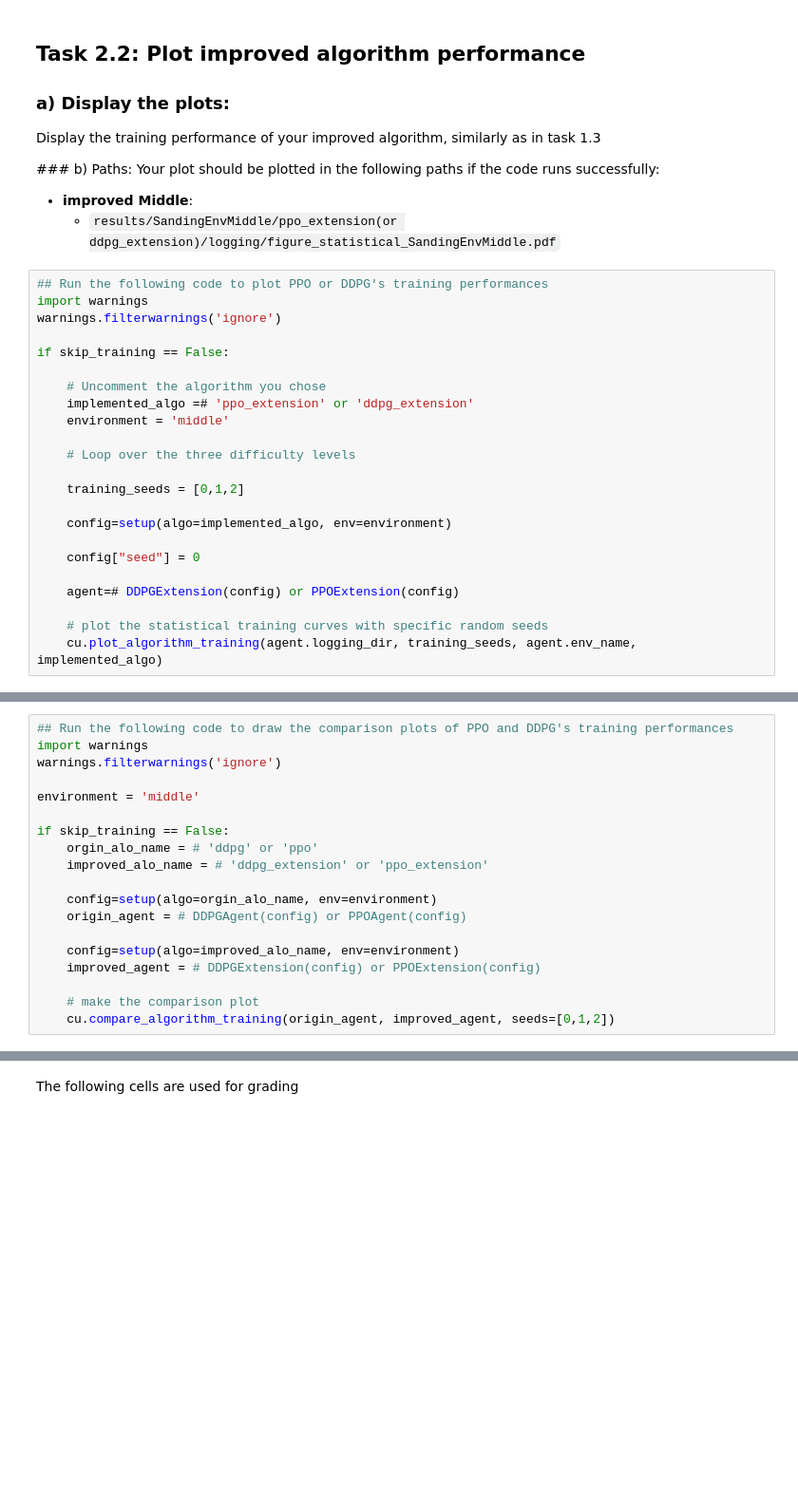
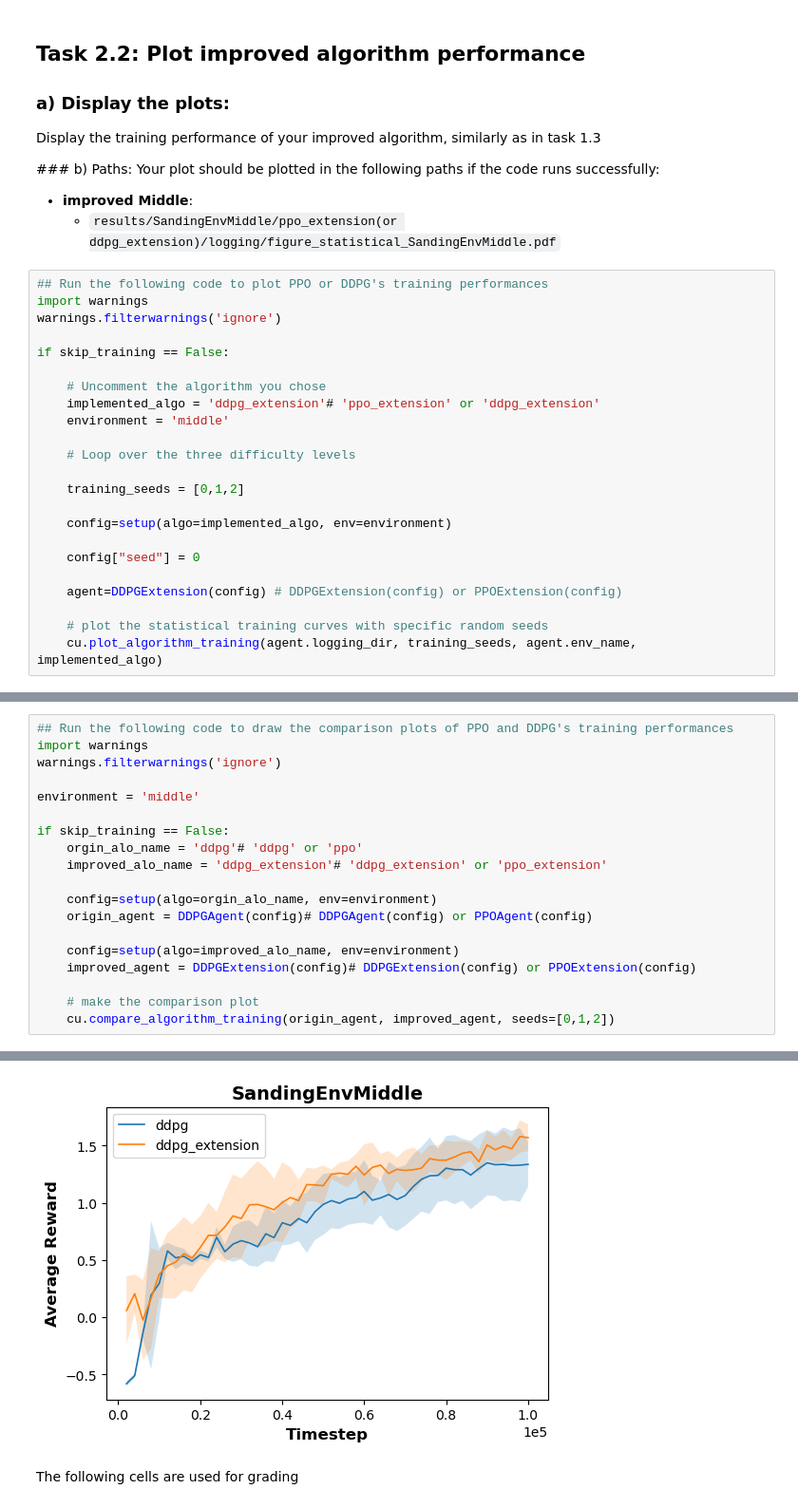
Before and after one commit to MariusBoda/Reinforcement_Learning_Project, a Jupyter notebook: project.ipynb, the cells around one changed output, grey strips where cells are left out. Shown: that part at 95% size. Drawn from its saved outputs; the diff is of its cells as text; blank space fills up the shorter version.

```diff
--- a/project.ipynb
+++ b/project.ipynb
@@ -983,7 +1110,7 @@ warnings.filterwarnings('ignore')
 if skip_training == False:
 
     # Uncomment the algorithm you chose
-    implemented_algo =# 'ppo_extension' or 'ddpg_extension'
+    implemented_algo = 'ddpg_extension'# 'ppo_extension' or 'ddpg_extension'
     environment = 'middle'
 
     # Loop over the three difficulty levels
@@ -994,7 +1121,7 @@ if skip_training == False:
 
     config["seed"] = 0
 
-    agent=# DDPGExtension(config) or PPOExtension(config)
+    agent=DDPGExtension(config) # DDPGExtension(config) or PPOExtension(config)
 
     # plot the statistical training curves with specific random seeds
     cu.plot_algorithm_training(agent.logging_dir, training_seeds, agent.env_name, implemented_algo)
@@ -1031,14 +1160,15 @@ warnings.filterwarnings('ignore')
 environment = 'middle'
 
 if skip_training == False:
-    orgin_alo_name = # 'ddpg' or 'ppo'
-    improved_alo_name = # 'ddpg_extension' or 'ppo_extension'
+    orgin_alo_name = 'ddpg'# 'ddpg' or 'ppo'
+    improved_alo_name = 'ddpg_extension'# 'ddpg_extension' or 'ppo_extension'
 
     config=setup(algo=orgin_alo_name, env=environment)
-    origin_agent = # DDPGAgent(config) or PPOAgent(config)
+    origin_agent = DDPGAgent(config)# DDPGAgent(config) or PPOAgent(config)
 
     config=setup(algo=improved_alo_name, env=environment)
-    improved_agent = # DDPGExtension(config) or PPOExtension(config)
+    improved_agent = DDPGExtension(config)# DDPGExtension(config) or PPOExtension(config)
 
     # make the comparison plot
     cu.compare_algorithm_training(origin_agent, improved_agent, seeds=[0,1,2])
+# %% [output]
@@ -1045,3 +1177,4 @@ if skip_training == False:
+[figure, added]
 # %% [markdown]
 The following cells are used for grading
 # %%
```
Also changed, not shown: parts of 16 cells of this notebook, 4 other files.
